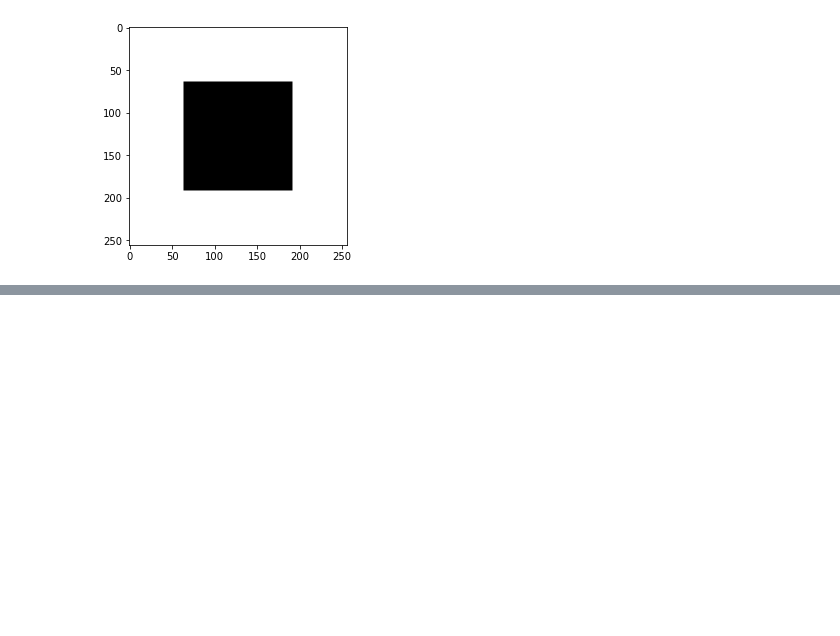
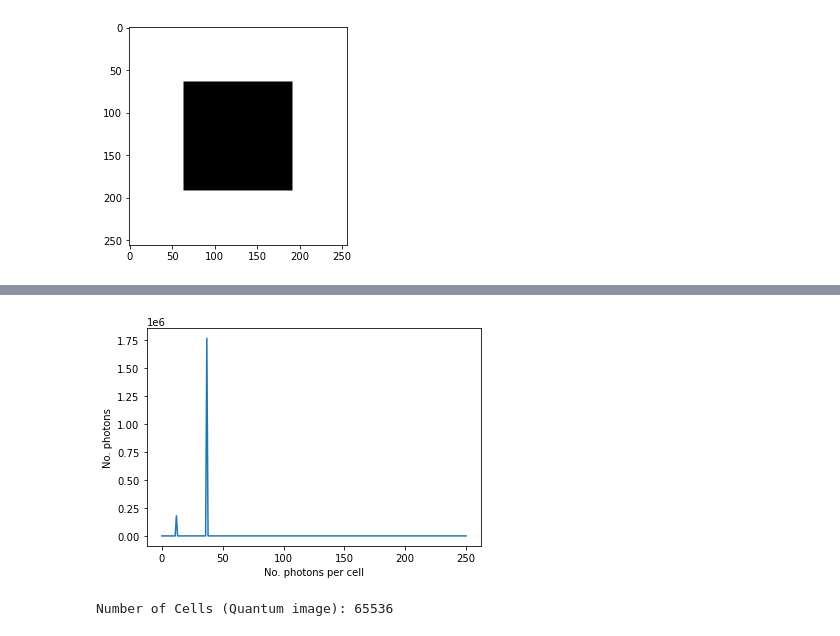
Before and after one commit to PAGF188/IBMA_Ejercicios, a Jupyter notebook: Ejercicio5/ejercicio5.ipynb, the cells around one changed output, grey strips where cells are left out. Cells and saved outputs as stored; diff of their text form; code cells hidden in the pictures; blank space fills up the shorter version.

```diff
--- a/Ejercicio5/ejercicio5.ipynb
+++ b/Ejercicio5/ejercicio5.ipynb
@@ -58,0 +83,11 @@ plt.show()
+# %%
+plotDistribution(nPC, 'No. photons per cell', 'No. photons')
+# %% [output]
+[figure, added]
+# %%
+# Get Distribution of cells per Photons
+
+nCP= getNumberCellsPhoton(qImage, N0)
+print(f'Number of Cells (Quantum image): {int(sum(nCP[1])):d}')
+# %% [output]
+Number of Cells (Quantum image): 65536
```
Also changed, not shown: parts of 16 cells of this notebook, 1 other file.
